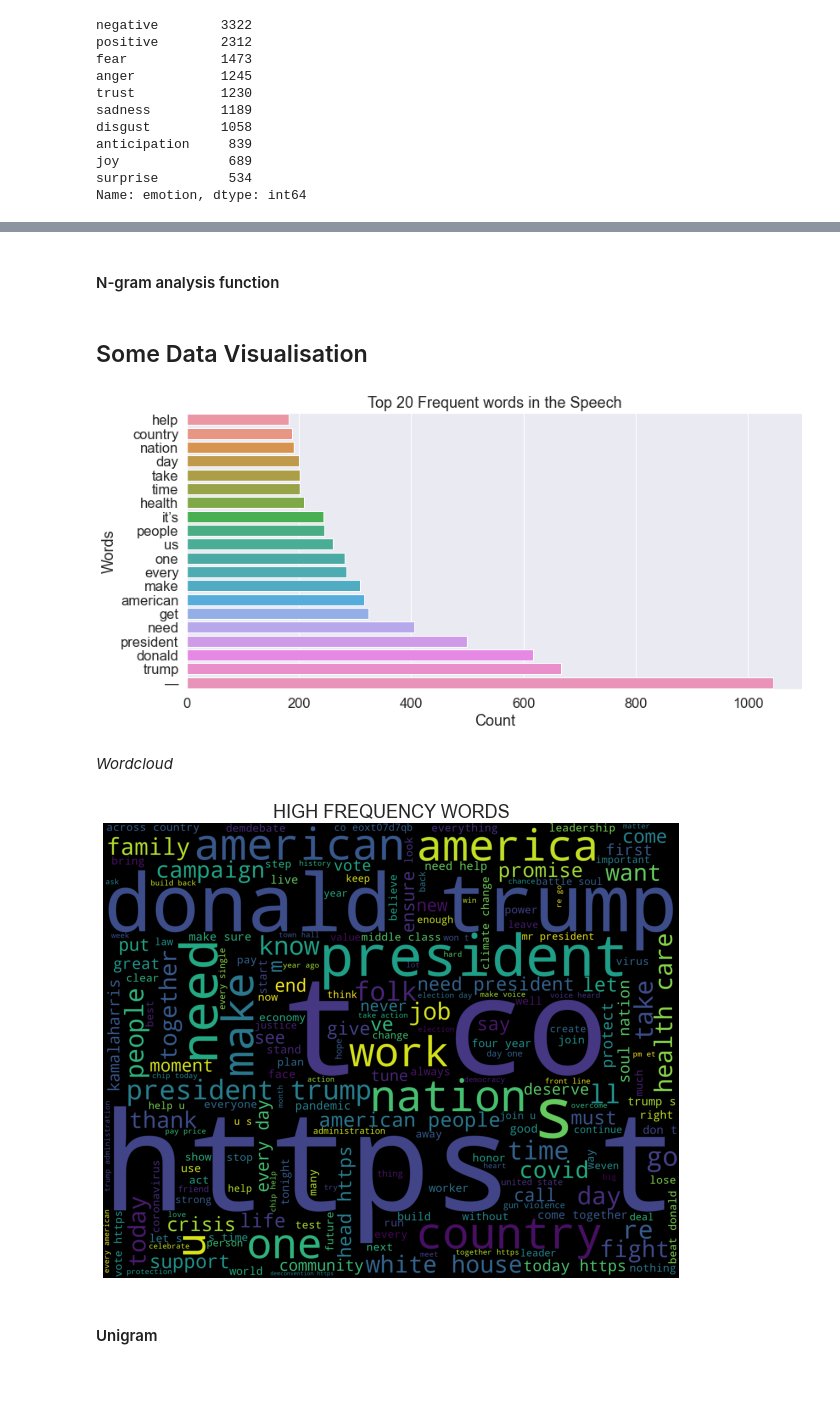
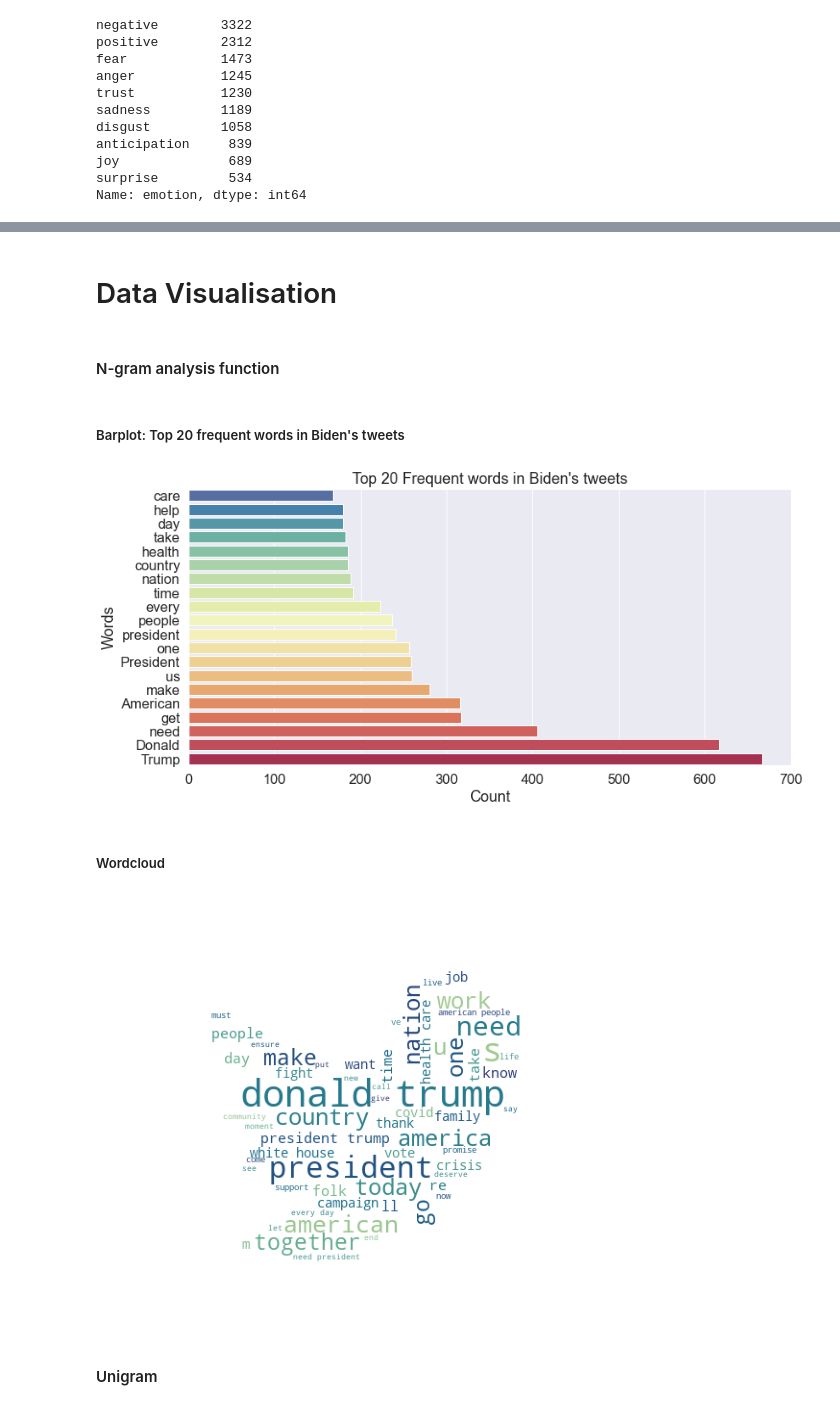
Before and after one commit to elzrd/cmhb-project-biden-tweet, a Jupyter notebook: Project.ipynb, the cells around one changed output, grey strips where cells are left out. Cells and saved outputs as stored; diff of their text form; code cells hidden in the pictures; blank space fills up the shorter version.

Commit message:
fixed words removal and improve data viz

```diff
--- a/Project.ipynb
+++ b/Project.ipynb
@@ -217,7 +217,7 @@ df['tokenized'][0][:10] #shows only the first 10 elements of the first tweet
 ### Stopwords removal
 # %%
 stop_words = set(stopwords.words('english'))
-df['stopwords_removed'] = df['tokenized'].apply(lambda x: [word for word in x if word not in stop_words])
+df['stopwords_removed'] = df['tokenized'].apply(lambda x: [word for word in x if word.lower() not in stop_words])
 df.head()
 # %% [output]
 |  | id | timestamp | url | tweet | replies | retweets | quotes | likes | tokenized | ... |
@@ -263,17 +295,3 @@ count.most_common(10)
-# %%
-rare_word = 5
-
-Rarewords = set([i for (i, ic) in count.most_common()[:-rare_word:-1]])
-
-def del_rarewords(text):
-    """
-    function to remove the rare words
-    """
-    return " ".join([word for word in str(text).split() if word not in Rarewords])
-
-
-
-df['text_string'] = df['text_string'].apply(lambda T: del_rarewords(T))
 # %% [markdown]
 ### Token Normalization
 
@@ -497,7 +499,7 @@ Name: emotion, dtype: int64
 # %%
 sid = SentimentIntensityAnalyzer()
 # %%
-df['scores'] = df['lemma_text'].apply(lambda review: sid.polarity_scores(review))
+df['scores'] = df['lemmatization'].apply(lambda review: sid.polarity_scores(review))
 
 df['compound']  = df['scores'].apply(lambda score_dict: score_dict['compound'])
 
@@ -525,3 +527,5 @@ df.head()
+# %% [markdown]
+# Data Visualisation
 # %% [markdown]
 #### N-gram analysis function
 # %%
@@ -532,11 +536,9 @@ def text_ngrams(corpus, n, g):
     words_freq = [(word, sum_words[0, idx]) for word, idx in vec.vocabulary_.items()]
     words_freq =sorted(words_freq, key = lambda x: x[1], reverse=True)
     return words_freq[:n]
-# %% [markdown]
-## Some Data Visualisation
+# %% [markdown]
+##### Barplot: Top 20 frequent words in Biden's tweets
 # %%
-
-
 freq_word = count.most_common(20)
 
 freq_word_plot1 = pd.Series( (v[0] for v in freq_word) )
@@ -551,52 +553,57 @@ data_freq = data_freq.sort_values('Count')
 plt.figure(figsize = (12,6))
 sns.set_style('darkgrid')
 sns.set_context(context='notebook',font_scale=1.5)
-sns.barplot(data=data_freq,y='Words',x='Count');
-plt.title('Top 20 Frequent words in the Speech');
+sns.barplot(data=data_freq,y='Words',x='Count', palette='Spectral_r');
+plt.title("Top 20 Frequent words in Biden's tweets");
 plt.tight_layout();
 # %% [output]
-[figure, old version]
+[figure, new version]
-# %% [markdown]
-_Wordcloud_
+# %% [markdown]
+##### Wordcloud
 # %%
 comment_words = ''
 stopwords = set(STOPWORDS)
 
 # iterate through the csv file
-for val in df['lemma_text']:
+for val in df['lemmatization']:
 
     # typecaste each val to string
     val = str(val)
 
     # split the value
     tokens = val.split()
 
     # Converts each token into lowercase
     for i in range(len(tokens)):
-        tokens[i] = tokens[i].lower()
+        if not tokens[i].startswith('https'):
+            tokens[i] = tokens[i].lower()
 
     comment_words += " ".join(tokens)+" "
 
-wc = WordCloud(width = 1900, height = 1500,
-                background_color ='black',
+
+
+mask = np.array(Image.open('twitterlogo.webp'))
+
+
+wc = WordCloud(width = 2000, height = 1500,
+                background_color ='white',
                 stopwords = stopwords,
-                min_font_size = 10).generate(comment_words)
+                mask=mask,
+                colormap='crest',
+                min_font_size = 8).generate(comment_words)
 
-#wordcloud.recolor(color_func = grey_color_func)
 
 default_colors = wc.to_array()
-#plt.imshow(wc.recolor(color_func=grey_color_func, random_state=3),interpolation="bilinear")
 
 
- #plot the WordCloud image
+#plot the WordCloud image
 plt.figure(figsize = (8, 8), facecolor = '#FFFFFF')
 plt.imshow(wc)
 plt.axis("off")
 plt.tight_layout(pad = 0)
-plt.title('HIGH FREQUENCY WORDS')
 plt.show()
 # %% [output]
-[figure, old version]
+[figure, new version]
 # %% [markdown]
 #### Unigram
 # %%
```
Also changed, not shown: parts of 35 cells of this notebook, 1 other file.
